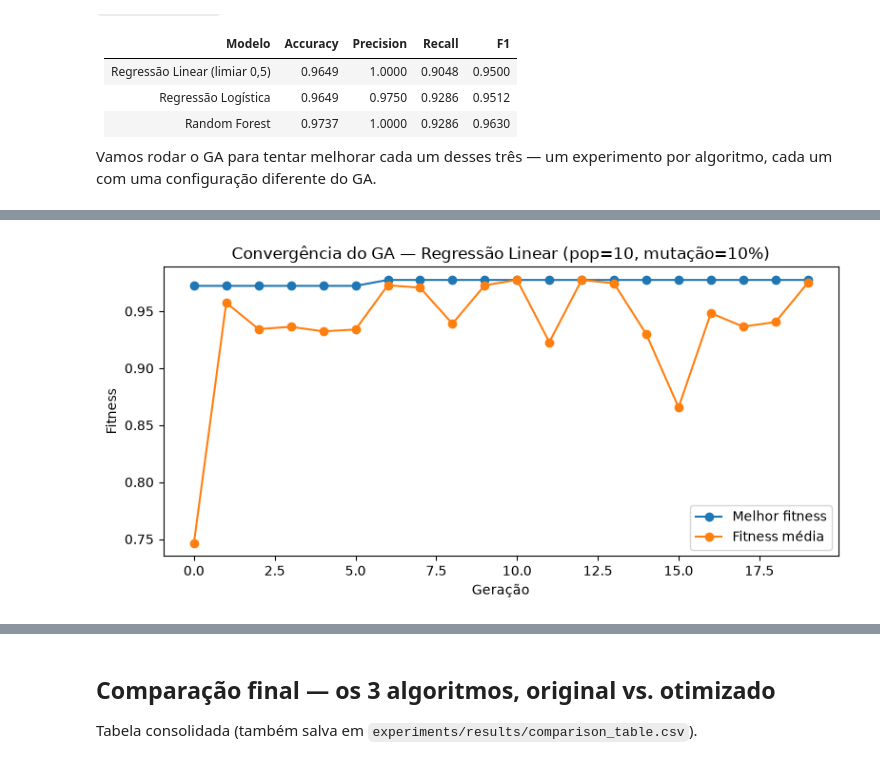
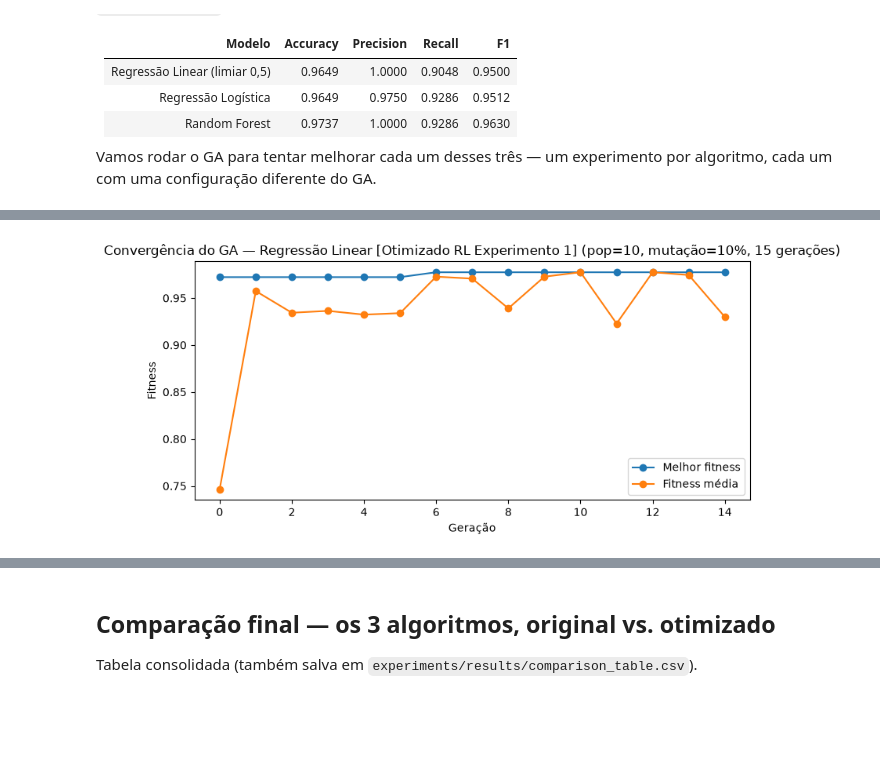
Before and after one commit to SamirGoes/tech-challenge-fiap-fase2, a Jupyter notebook: notebooks/GA_HyperparametersOptimization.ipynb, the cells around one changed output, grey strips where cells are left out. Drawn from its saved outputs; the diff is of its cells as text; code cells hidden in the pictures; blank space fills up the shorter version.

Commit message:
inclusão de 4 experimentos por modelo e tabelas comparativas desses experimentos com o modelo original

```diff
--- a/notebooks/GA_HyperparametersOptimization.ipynb
+++ b/notebooks/GA_HyperparametersOptimization.ipynb
@@ -98,25 +102,71 @@ Vamos rodar o GA para tentar melhorar cada um desses três — um experimento po
 # %%
-random.seed(42)
+CONFIGS_1 = [
+    {"nome": "Otimizado RL Experimento 1", "pop": 10, "geracoes": 15, "mutacao": 0.1},
+    {"nome": "Otimizado RL Experimento 2", "pop": 30, "geracoes": 15, "mutacao": 0.1},
+    {"nome": "Otimizado RL Experimento 3", "pop": 10, "geracoes": 15, "mutacao": 0.4},
+    {"nome": "Otimizado RL Experimento 4", "pop": 25, "geracoes": 30, "mutacao": 0.2},
+]
 
-POP_1, GERACOES_1, MUTACAO_1 = 10, 20, 0.1
+resultados_linear = {}
+linhas_historico_linear = []
+melhor_global_linear = None
 
-populacao_inicial = [ga_utils.criar_individuo_linear() for _ in range(POP_1)]
+for cfg in CONFIGS_1:
+    random.seed(42)
+    populacao_inicial = [ga_utils.criar_individuo_linear() for _ in range(cfg["pop"])]
 
-populacao, historico_linear, fitnesses = do_GA(
-    populacao_inicial, GERACOES_1, MUTACAO_1,
-    ga_utils.fitness_linear, ga_utils.mutar_linear,
-)
+    print(f"\n--- Experimento '{cfg['nome']}' (pop={cfg['pop']}, geracoes={cfg['geracoes']}, mutacao={cfg['mutacao']}) ---")
+    populacao, historico, fitnesses = do_GA(
+        populacao_inicial, cfg["geracoes"], cfg["mutacao"],
+        ga_utils.fitness_linear, ga_utils.mutar_linear,
+    )
 
-melhor_linear = populacao[int(np.argmax(fitnesses))]
-print("\nMelhores hiperparâmetros encontrados:", melhor_linear)
+    melhor_idx = int(np.argmax(fitnesses))
+    melhor_individuo = populacao[melhor_idx]
+    melhor_fitness = fitnesses[melhor_idx]
 
-pd.DataFrame(historico_linear).to_csv(RESULTADOS_DIR / "fitness_history_regressao_linear.csv", index=False)
+    for h in historico:
+        linhas_historico_linear.append({
+            **h,
+            "experimento": cfg["nome"],
+            "pop": cfg["pop"],
+            "geracoes": cfg["geracoes"],
+            "mutacao": cfg["mutacao"],
+        })
+
+    resultados_linear[cfg["nome"]] = {
+        "config": cfg,
+        "melhor_individuo": melhor_individuo,
+        "melhor_fitness": melhor_fitness,
+    }
+
+    if melhor_global_linear is None or melhor_fitness > melhor_global_linear["melhor_fitness"]:
+        melhor_global_linear = {
+            "experimento": cfg["nome"],
+            "pop": cfg["pop"],
+            "geracoes": cfg["geracoes"],
+            "mutacao": cfg["mutacao"],
+            "melhor_individuo": melhor_individuo,
+            "melhor_fitness": melhor_fitness,
+        }
+
+    print(f"Melhores hiperparâmetros encontrados ({cfg['nome']}): {melhor_individuo}  (fitness={melhor_fitness:.4f})")
+
+melhor_linear = melhor_global_linear["melhor_individuo"]
+print(f"\n=== Melhor de todos os experimentos: '{melhor_global_linear['experimento']}' "
+      f"(fitness={melhor_global_linear['melhor_fitness']:.4f}) -> {melhor_linear} ===")
+
+pd.DataFrame(linhas_historico_linear).to_csv(RESULTADOS_DIR / "fitness_history_regressao_linear.csv", index=False)
 with open(RESULTADOS_DIR / "best_hyperparams_regressao_linear.json", "w") as f:
-    json.dump({"algoritmo": "regressao_linear", "melhor_individuo": melhor_linear}, f, indent=2, default=str)
+    json.dump({"algoritmo": "regressao_linear", **melhor_global_linear}, f, indent=2, default=str)
 
-plt.figure(figsize=(8, 4))
-plt.plot([h["geracao"] for h in historico_linear], [h["melhor"] for h in historico_linear], label="Melhor fitness", marker="o")
-plt.plot([h["geracao"] for h in historico_linear], [h["media"] for h in historico_linear], label="Fitness média", marker="o")
-plt.xlabel("Geração"); plt.ylabel("Fitness"); plt.title("Convergência do GA — Regressão Linear (pop=10, mutação=10%)")
-plt.legend(); plt.tight_layout(); plt.show()
+for cfg in CONFIGS_1:
+    hist_cfg = [h for h in linhas_historico_linear if h["experimento"] == cfg["nome"]]
+    plt.figure(figsize=(8, 4))
+    plt.plot([h["geracao"] for h in hist_cfg], [h["melhor"] for h in hist_cfg], label="Melhor fitness", marker="o")
+    plt.plot([h["geracao"] for h in hist_cfg], [h["media"] for h in hist_cfg], label="Fitness média", marker="o")
+    plt.xlabel("Geração"); plt.ylabel("Fitness")
+    plt.title(f"Convergência do GA — Regressão Linear [{cfg['nome']}] "
+              f"(pop={cfg['pop']}, mutação={int(cfg['mutacao'] * 100)}%, {cfg['geracoes']} gerações)")
+    plt.legend(); plt.tight_layout(); plt.show()
 # %% [output]
@@ -140 +190 @@ Melhores hiperparâmetros encontrados: {'fit_intercept': True, 'positive': True,
-[figure, old version]
+[figure, new version]
```
Also changed, not shown: parts of 11 cells of this notebook, 21 other files.
